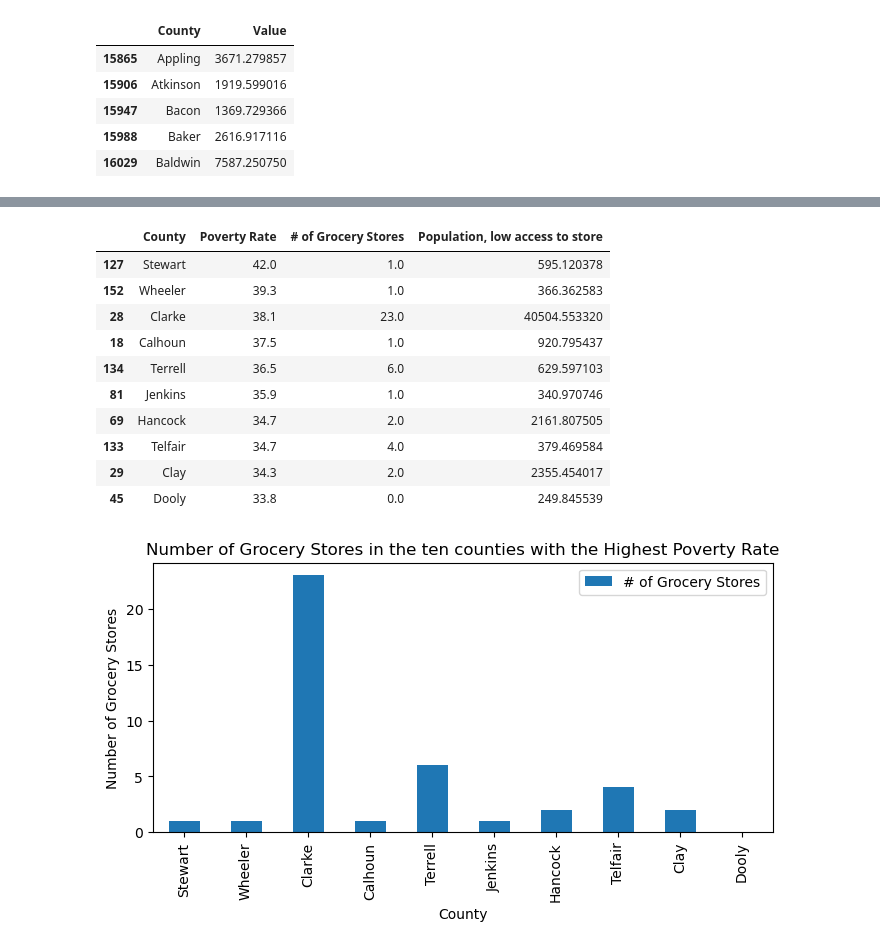
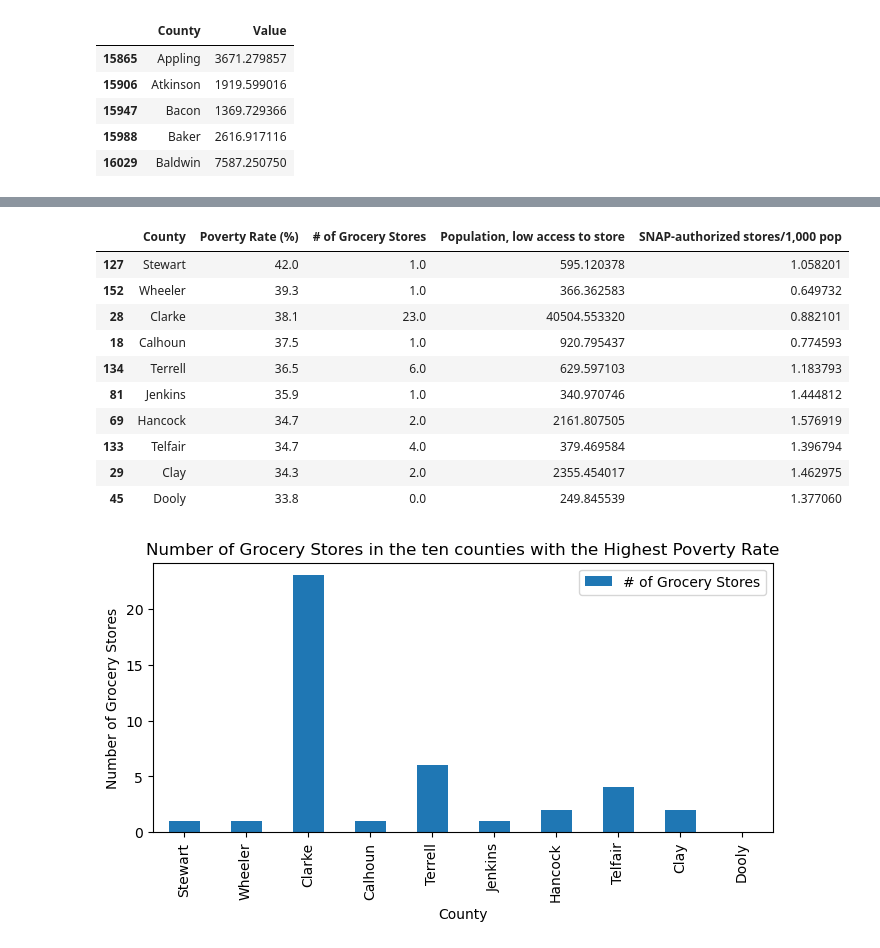
Before and after one commit to anishak520/Project1, a Jupyter notebook: GA-Food_Access-1.ipynb, the cells around one changed output, grey strips where cells are left out. Drawn from its saved outputs; the diff is of its cells as text; code cells hidden in the pictures.

```diff
--- a/GA-Food_Access-1.ipynb
+++ b/GA-Food_Access-1.ipynb
@@ -54,8 +56,8 @@ Grocery_Stores.head()
 | 142186 | Baldwin | 7.0 |
 # %%
 # Merge the DataFrames based on the "County" column
-merged_data = pd.merge(Poverty_Rate, Grocery_Stores, on="County", how="inner")
-merged_data = merged_data.rename(columns={"Value_x": "Poverty Rate",
+merged_data = pd.merge(Poverty_Rate, Grocery_Stores, on="County", how="outer")
+merged_data = merged_data.rename(columns={"Value_x": "Poverty Rate (%)",
                                           "Value_y": "# of Grocery Stores"})
 
 # Display the merged DataFrame
@@ -89,7 +91,7 @@ LAtoGA.head()
 | 16029 | Baldwin | 7587.250750 |
 # %%
 #Merge data
-merged_data = pd.merge(merged_data, LAtoGA, on="County", how="inner")
+merged_data = pd.merge(merged_data, LAtoGA, on="County", how="outer")
 merged_data = merged_data.rename(columns={"Value": "Population, low access to store"})
 
 # Display the merged DataFrame
@@ -111,3 +113,6 @@ merged_data
 # %%
-#"SNAP benefits per capita, 2017",Food Assistance,ASSISTANCE,SNAP,PC_SNAPBEN17,CNTY10,Dollars/capita
 #"National School Lunch Program participants (% children), 2017*",Food Assistance,ASSISTANCE,National School Lunch Program,PCT_NSLP17,CNTY10,Percent
+variable_filter = ((GAcounties['Variable_Code'] == 'SNAPSPTH17'))
+SNAPbens = GAcounties.loc[variable_filter, ['County', 'Variable_Code', 'Value']]
+SNAPbens = SNAPbens.drop("Variable_Code", axis=1)
+SNAPbens.head()
@@ -113,0 +126,7 @@ merged_data
+# %%
+#Merge data
+merged_data = pd.merge(merged_data, SNAPbens, on="County", how="outer")
+merged_data = merged_data.rename(columns={"Value": "SNAP-authorized stores/1,000 pop"})
+
+# Display the merged DataFrame
+merged_data
@@ -114,17 +147,17 @@ merged_data
 # %%
-HighPR_Ten_Poverty_Rate = merged_data.nlargest(10, "Poverty Rate")
+HighPR_Ten_Poverty_Rate = merged_data.nlargest(10, "Poverty Rate (%)")
 HighPR_Ten_Poverty_Rate
 # %% [output]
-|  | County | Poverty Rate | # of Grocery Stores | Population, low access to store |
-| 127 | Stewart | 42.0 | 1.0 | 595.120378 |
-| 152 | Wheeler | 39.3 | 1.0 | 366.362583 |
-| 28 | Clarke | 38.1 | 23.0 | 40504.553320 |
-| 18 | Calhoun | 37.5 | 1.0 | 920.795437 |
-| 134 | Terrell | 36.5 | 6.0 | 629.597103 |
-| 81 | Jenkins | 35.9 | 1.0 | 340.970746 |
-| 69 | Hancock | 34.7 | 2.0 | 2161.807505 |
-| 133 | Telfair | 34.7 | 4.0 | 379.469584 |
-| 29 | Clay | 34.3 | 2.0 | 2355.454017 |
-| 45 | Dooly | 33.8 | 0.0 | 249.845539 |
+|  | County | Poverty Rate (%) | # of Grocery Stores | Population, low access to store | SNAP-authorized stores/1,000 pop |
+| 127 | Stewart | 42.0 | 1.0 | 595.120378 | 1.058201 |
+| 152 | Wheeler | 39.3 | 1.0 | 366.362583 | 0.649732 |
+| 28 | Clarke | 38.1 | 23.0 | 40504.553320 | 0.882101 |
+| 18 | Calhoun | 37.5 | 1.0 | 920.795437 | 0.774593 |
+| 134 | Terrell | 36.5 | 6.0 | 629.597103 | 1.183793 |
+| 81 | Jenkins | 35.9 | 1.0 | 340.970746 | 1.444812 |
+| 69 | Hancock | 34.7 | 2.0 | 2161.807505 | 1.576919 |
+| 133 | Telfair | 34.7 | 4.0 | 379.469584 | 1.396794 |
+| 29 | Clay | 34.3 | 2.0 | 2355.454017 | 1.462975 |
+| 45 | Dooly | 33.8 | 0.0 | 249.845539 | 1.377060 |
 # %%
 #Plot Bar Chart to display number of grocery stores in highest poverty places
```
Also changed, not shown: parts of 9 cells of this notebook.
